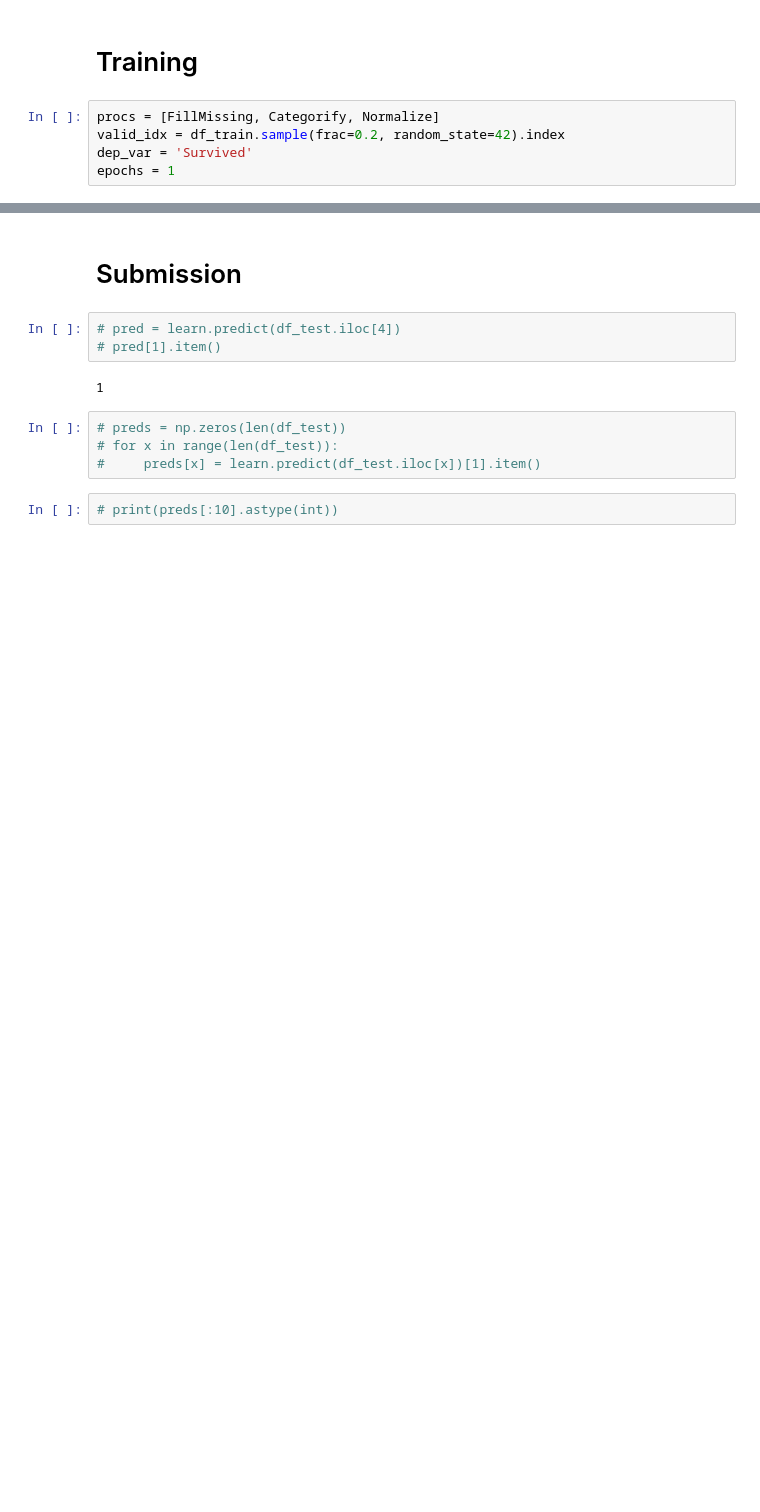
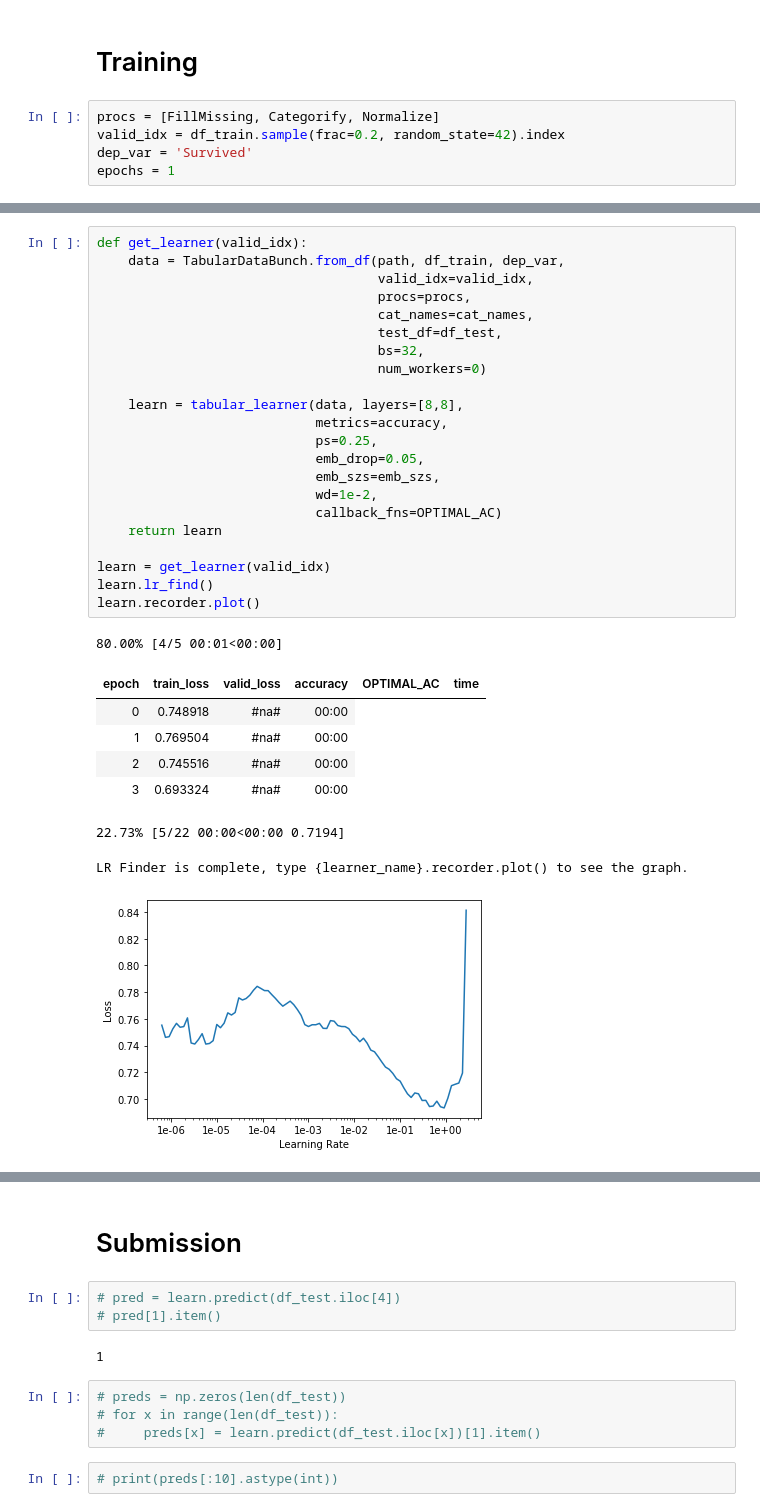
Before and after one commit to Bocbok/kaggle-titanic-set, a Jupyter notebook: Fastai nn.ipynb, the cells around one changed output, grey strips where cells are left out. Drawn from its saved outputs; the diff is of its cells as text; blank space fills up the shorter version.

```diff
--- a/Fastai nn.ipynb
+++ b/Fastai nn.ipynb
@@ -123,3 +200,35 @@ epochs = 1
+# %%
+def get_learner(valid_idx):
+    data = TabularDataBunch.from_df(path, df_train, dep_var,
+                                    valid_idx=valid_idx,
+                                    procs=procs,
+                                    cat_names=cat_names,
+                                    test_df=df_test,
+                                    bs=32,
+                                    num_workers=0)
+
+    learn = tabular_learner(data, layers=[8,8],
+                            metrics=accuracy,
+                            ps=0.25,
+                            emb_drop=0.05,
+                            emb_szs=emb_szs,
+                            wd=1e-2,
+                            callback_fns=OPTIMAL_AC)
+    return learn
+
+learn = get_learner(valid_idx)
+learn.lr_find()
+learn.recorder.plot()
+# %% [output]
+80.00% [4/5 00:01<00:00]
+| epoch | train_loss | valid_loss | accuracy | OPTIMAL_AC | time |
+| 0 | 0.748918 | #na# | 00:00 |
+| 1 | 0.769504 | #na# | 00:00 |
+| 2 | 0.745516 | #na# | 00:00 |
+| 3 | 0.693324 | #na# | 00:00 |
+22.73% [5/22 00:00<00:00 0.7194]
+LR Finder is complete, type {learner_name}.recorder.plot() to see the graph.
+[figure, added]
 # %%
 # K-fold implementation
 from sklearn.model_selection import StratifiedKFold
```
Also changed, not shown: parts of 16 cells of this notebook.
